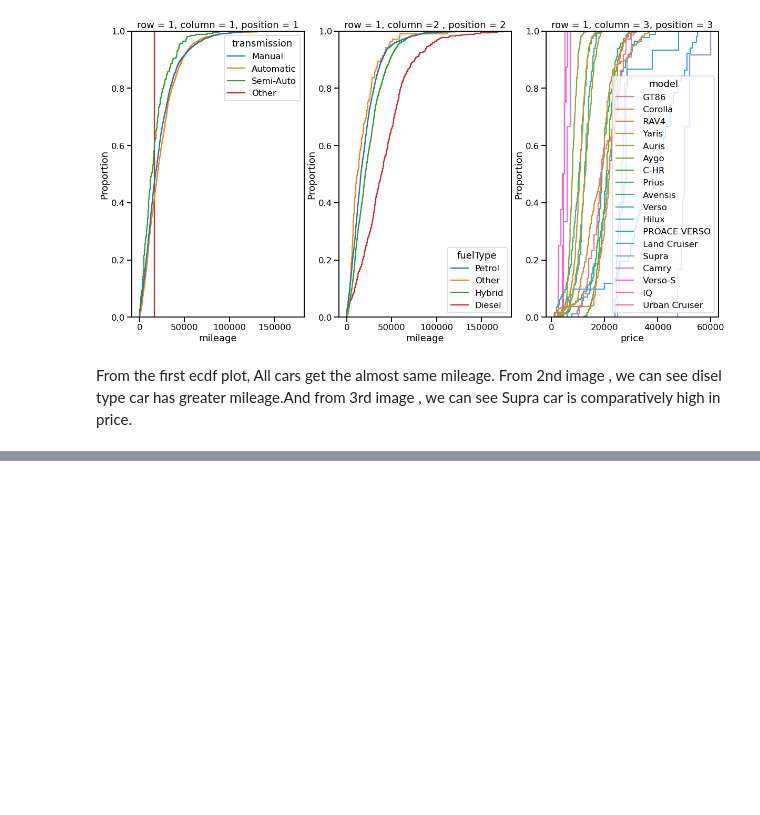
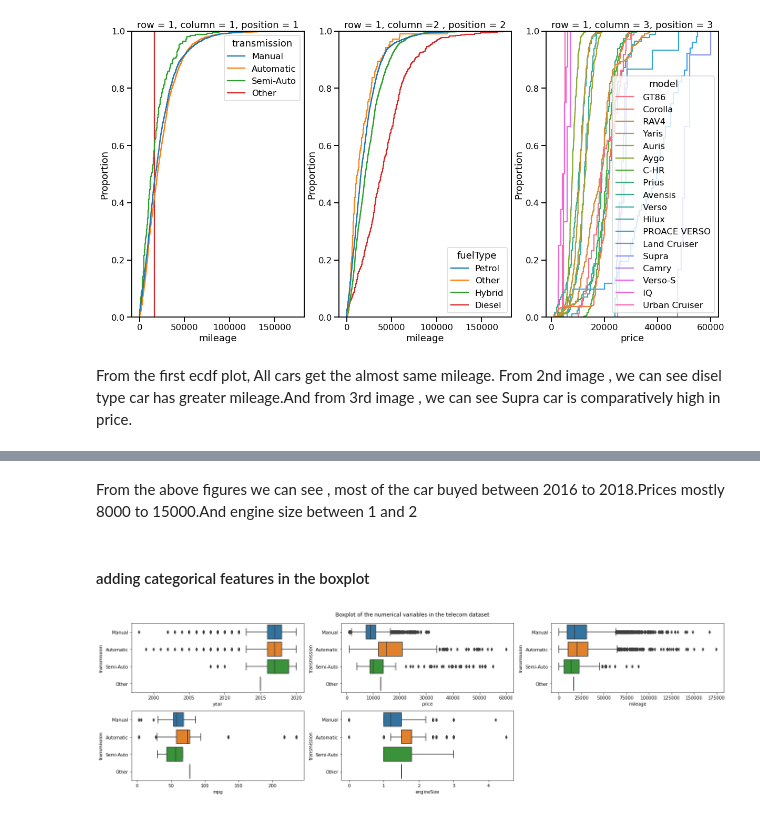
Before and after one commit to shawon-barua/Toyota_used_car_analysis, a Jupyter notebook: toyota_used_car_EDA.ipynb, the cells around one changed output, grey strips where cells are left out. Saved outputs shown, nothing was run; the diff lists cells and outputs as text; code cells hidden in the pictures; blank space fills up the shorter version.

```diff
--- a/toyota_used_car_EDA.ipynb
+++ b/toyota_used_car_EDA.ipynb
@@ -275,0 +310,15 @@ From the first ecdf plot, All cars get the almost same mileage. From 2nd image ,
+# %% [markdown]
+From the above figures we can see , most of the car buyed between 2016 to 2018.Prices mostly 8000 to 15000.And engine size between 1 and 2
+# %% [markdown]
+#### adding categorical features in the boxplot
+# %%
+plt.figure(figsize=(20,6))
+for index in range(len(numeric_cols)):
+    plt.subplot(2,3,index+1)
+    sns.boxplot(x=df[numeric_cols[index]], y=df['transmission'])
+
+plt.suptitle("Boxplot of the numerical variables in the telecom dataset")
+plt.tight_layout()
+plt.show()
+# %% [output]
+[figure, added]
```
Also changed, not shown: parts of 12 cells of this notebook.
